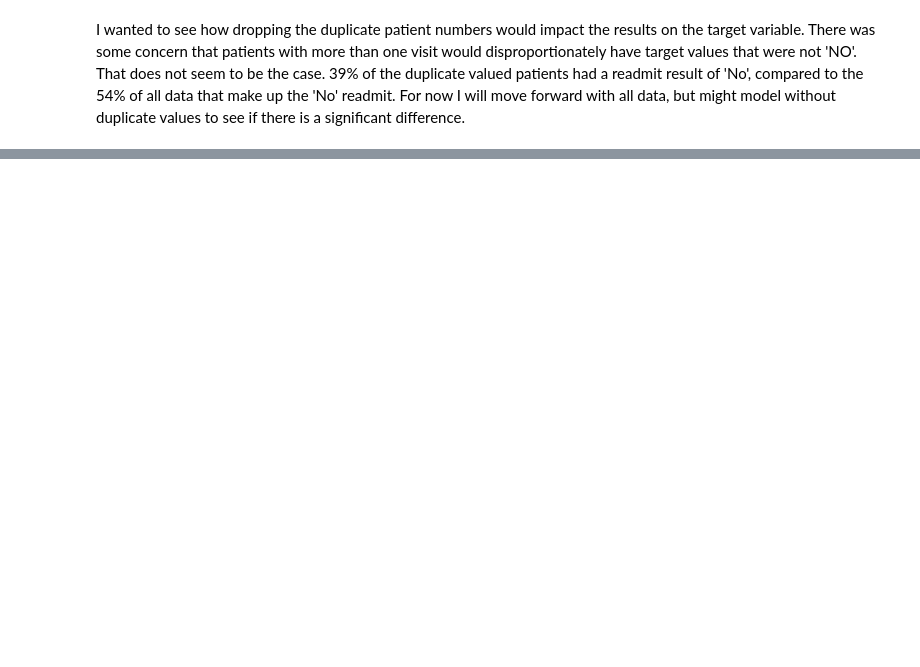
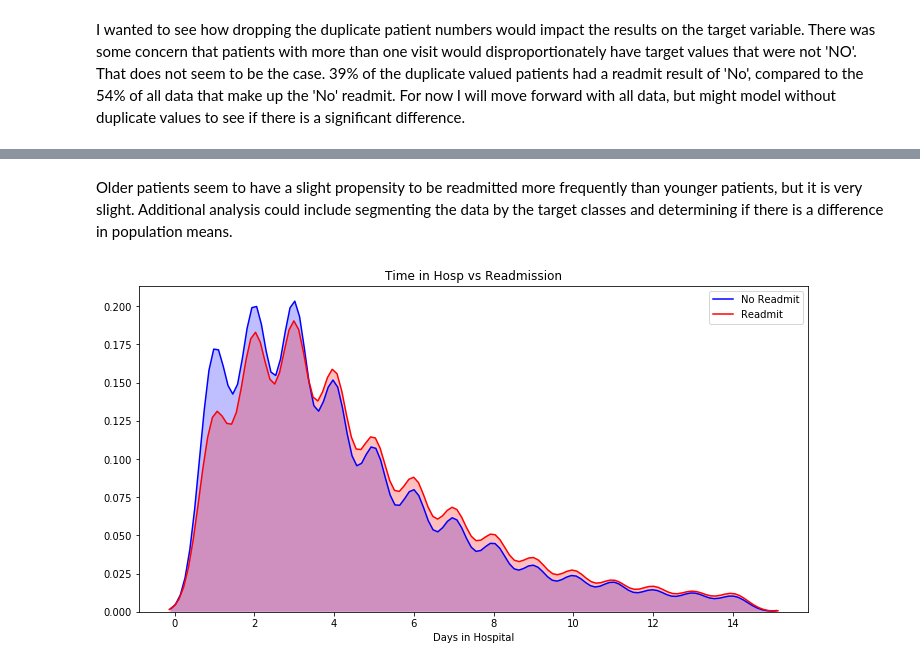
Before and after one commit to zazuetaz/Mod-5-Project, a Jupyter notebook: Zazueta - Mod 5 Project.ipynb, the cells around one changed output, grey strips where cells are left out. Cells and saved outputs as stored; diff of their text form; code cells hidden in the pictures; blank space fills up the shorter version.

```diff
--- a/Zazueta - Mod 5 Project.ipynb
+++ b/Zazueta - Mod 5 Project.ipynb
@@ -409,0 +332,14 @@ Image(graph.create_png())
+# %% [markdown]
+Older patients seem to have a slight propensity to be readmitted more frequently than younger patients, but it is very slight. Additional analysis could include segmenting the data by the target classes and determining if there is a difference in population means.
+# %%
+#Here I check to see if there is any potential relationship between a longer
+#stay in the hospital and the return rate
+fig = plt.figure(figsize=(12,6))
+ax = sns.kdeplot(data.loc[(data['readmitted'] == 'No_readmit'), 'time_in_hospital'],
+                 color='b', shade=True, label='No Readmit')
+ax = sns.kdeplot(data.loc[(data['readmitted'] == 'Readmit'), 'time_in_hospital'],
+                 color='r', shade=True, label='Readmit')
+ax.set(xlabel='Days in Hospital')
+plt.title('Time in Hosp vs Readmission');
+# %% [output]
+[figure, added]
```
Also changed, not shown: parts of 125 cells of this notebook.
